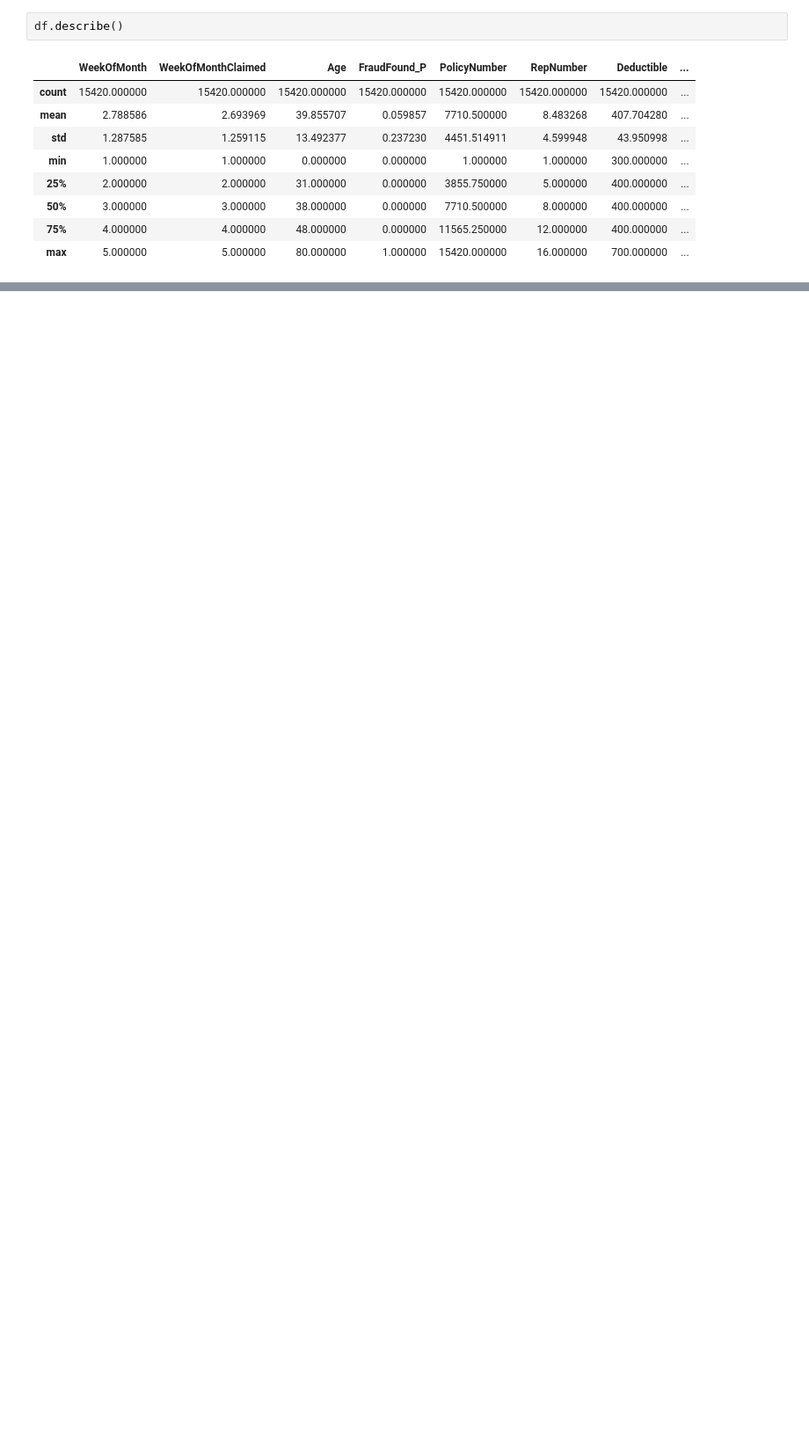
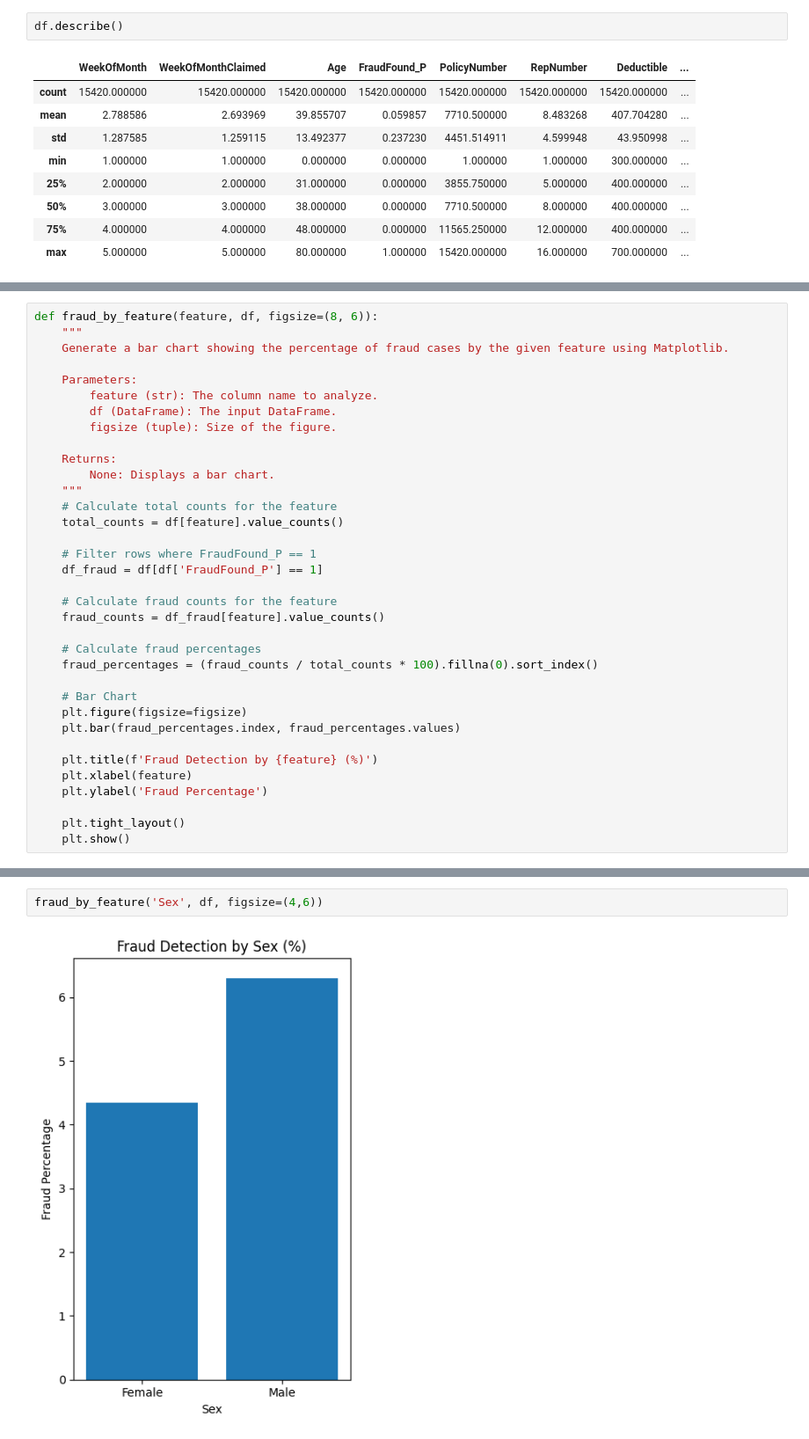
Before and after one commit to CaoDien2003/nguyencaodien2102048, a Jupyter notebook: HOMEWORK/HW1/vehicle_insurance_claim_fraud_detection.ipynb, the cells around one changed output, grey strips where cells are left out. Shown at 88% size. Saved outputs shown, nothing was run; the diff lists cells and outputs as text; blank space fills up the shorter version.

Commit message:
update Exploratory Data Analysis

```diff
--- a/HOMEWORK/HW1/vehicle_insurance_claim_fraud_detection.ipynb
+++ b/HOMEWORK/HW1/vehicle_insurance_claim_fraud_detection.ipynb
@@ -103,0 +162,35 @@ df.loc[:, df.nunique() < 3]
+# %%
+def fraud_by_feature(feature, df, figsize=(8, 6)):
+    """
+    Generate a bar chart showing the percentage of fraud cases by the given feature using Matplotlib.
+
+    Parameters:
+        feature (str): The column name to analyze.
+        df (DataFrame): The input DataFrame.
+        figsize (tuple): Size of the figure.
+
+    Returns:
+        None: Displays a bar chart.
+    """
+    # Calculate total counts for the feature
+    total_counts = df[feature].value_counts()
+
+    # Filter rows where FraudFound_P == 1
+    df_fraud = df[df['FraudFound_P'] == 1]
+
+    # Calculate fraud counts for the feature
+    fraud_counts = df_fraud[feature].value_counts()
+
+    # Calculate fraud percentages
+    fraud_percentages = (fraud_counts / total_counts * 100).fillna(0).sort_index()
+
+    # Bar Chart
+    plt.figure(figsize=figsize)
+    plt.bar(fraud_percentages.index, fraud_percentages.values)
+
+    plt.title(f'Fraud Detection by {feature} (%)')
+    plt.xlabel(feature)
+    plt.ylabel('Fraud Percentage')
+
+    plt.tight_layout()
+    plt.show()
@@ -103,0 +199,4 @@ df.loc[:, df.nunique() < 3]
+# %%
+fraud_by_feature('Sex', df, figsize=(4,6))
+# %% [output]
+[figure, added]
```
Also changed, not shown: parts of 42 cells of this notebook.
